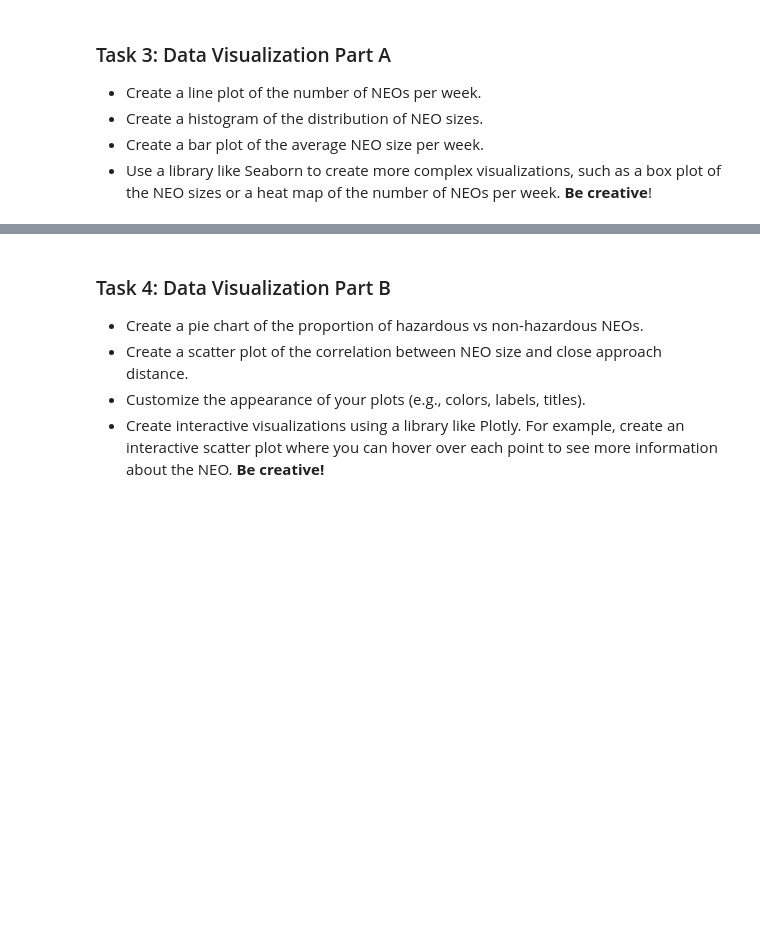
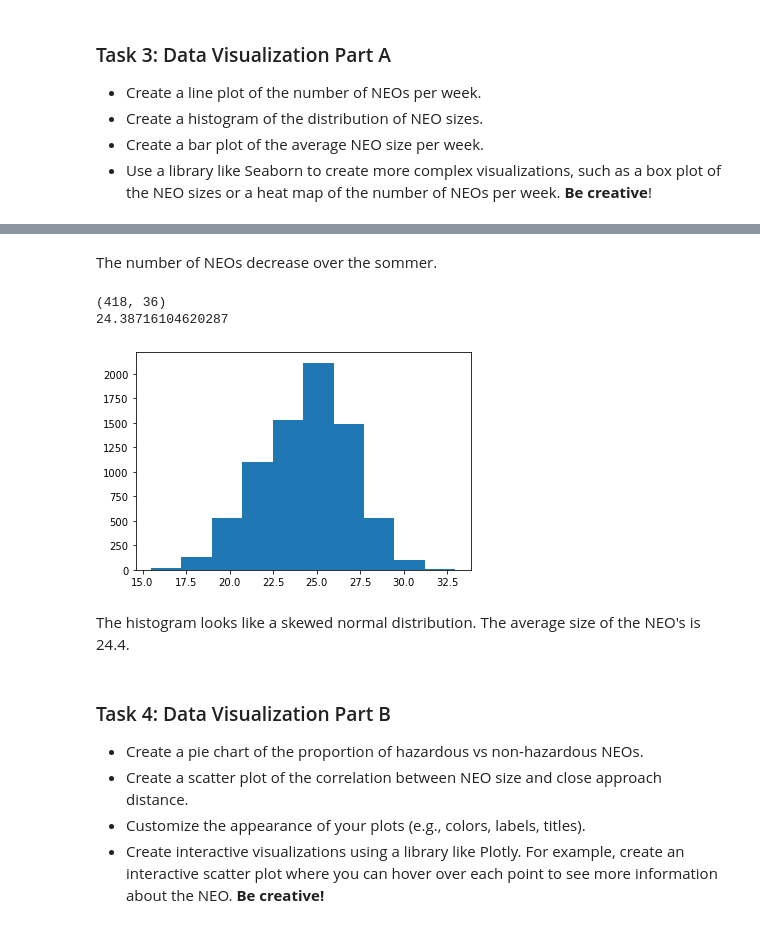
Before and after one commit to fred248h/62444-DVA, a Jupyter notebook: Frederik/5_nasa_data_collection_and_visualization_s204256.ipynb, the cells around one changed output, grey strips where cells are left out. Cells and saved outputs as stored; diff of their text form; code cells hidden in the pictures; blank space fills up the shorter version.

```diff
--- a/Frederik/5_nasa_data_collection_and_visualization_s204256.ipynb
+++ b/Frederik/5_nasa_data_collection_and_visualization_s204256.ipynb
@@ -136,0 +207,32 @@ for date in dates_contained_in_data:
+# %% [markdown]
+The number of NEOs decrease over the sommer.
+# %%
+#Histogram of NEO sizes
+import matplotlib.pyplot as plt
+values = []
+
+df_NEO_values = df_NEO.iloc[:,1:37]
+shape = df_NEO_values.shape
+
+print(shape)
+
+for i in range(0,shape[0]):
+    for j in range(0,shape[1]):
+        if pd.isna(df_NEO_values.iloc[i,j]) == True:
+            break
+        else:
+            values.append(df_NEO_values.iloc[i,j])
+
+
+print(np.mean(values))
+
+
+plt.hist(values)
+
+plt.show()
+# %% [output]
+(418, 36)
+24.38716104620287
+[figure, added]
+# %% [markdown]
+The histogram looks like a skewed normal distribution. The average size of the NEO's is 24.4.
```
Also changed, not shown: parts of 19 cells of this notebook, 2 other files.
